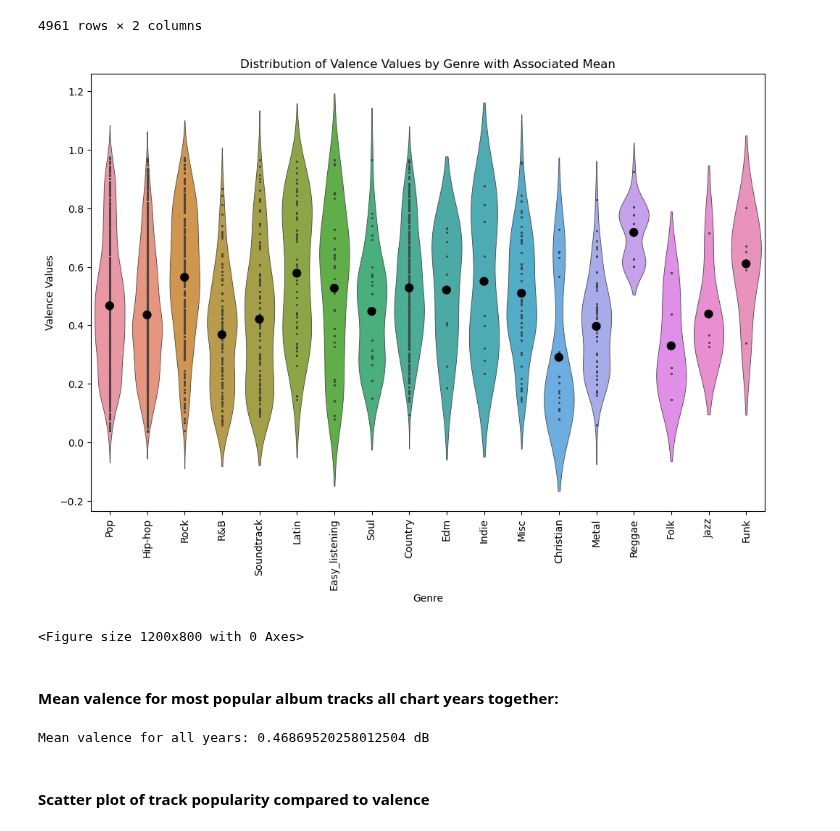
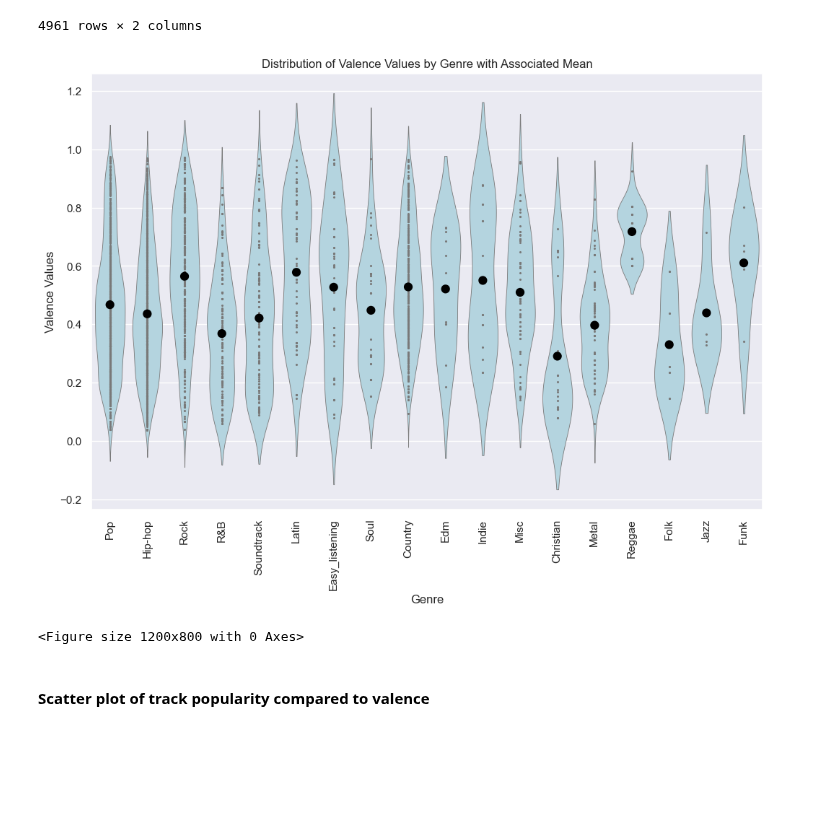
Before and after one commit to katieravenwood/Spotify-Five-Year-Analysis-Project, a Jupyter notebook: notebooks/ExploratoryAnalysis.ipynb, the cells around one changed output. Drawn from its saved outputs; the diff is of its cells as text; code cells hidden in the pictures; blank space fills up the shorter version.

Commit message:
Update Exploratory Analysis notebook, add saved visualizations

```diff
--- a/notebooks/ExploratoryAnalysis.ipynb
+++ b/notebooks/ExploratoryAnalysis.ipynb
@@ -217,23 +569,17 @@ vg_df
 | 5985 | Country | 0.389 |
 4961 rows × 2 columns
 # %%
-ax = sns.violinplot(x="main_genre", y="valence", data=vg_df, linewidth = 0.6, inner = 'point', scale= 'width')
+ax = sns.violinplot(x="main_genre", y="valence", data=vg_df, linewidth = 0.6, inner = 'point', scale= 'width', color="lightblue")
 sns.pointplot(x = "main_genre", y="valence", data=vg_df, estimator = mean, color="black", linestyles="", ci=None)
 plt.xticks(rotation='vertical')
 plt.title('Distribution of Valence Values by Genre with Associated Mean')
 plt.xlabel('Genre')
 plt.ylabel('Valence Values')
 plt.show()
 plt.savefig('../viz/pyplots/ViolinDistofValenceValuesbyGenre.png')
 # %% [output]
-[figure, old version]
+[figure, new version]
 <Figure size 1200x800 with 0 Axes>
-# %% [markdown]
-#### Mean valence for most popular album tracks all chart years together:
-# %%
-print(f"Mean valence for all years: {np.mean(df5['valence'])} dB\n")
-# %% [output]
-Mean valence for all years: 0.46869520258012504 dB
 # %% [markdown]
 #### Scatter plot of track popularity compared to valence
 # %%
```
Also changed, not shown: parts of 126 cells of this notebook, 22 other files.
